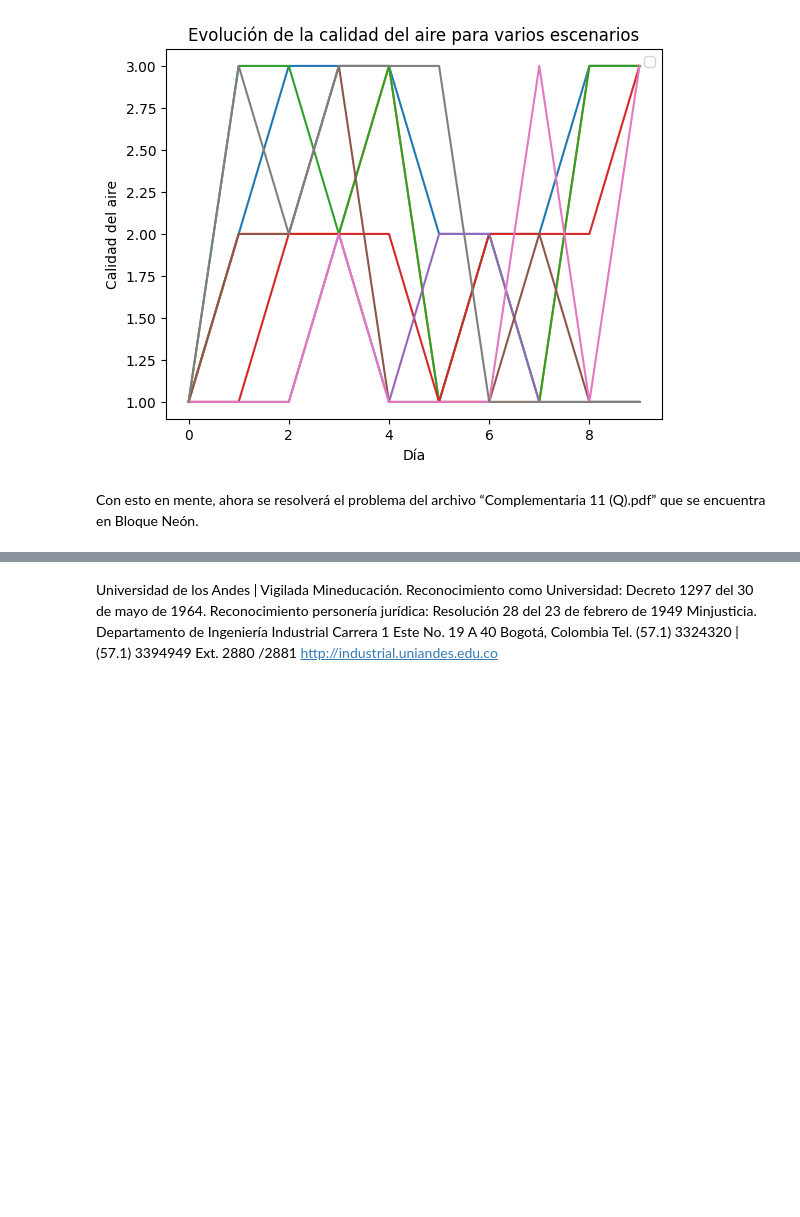
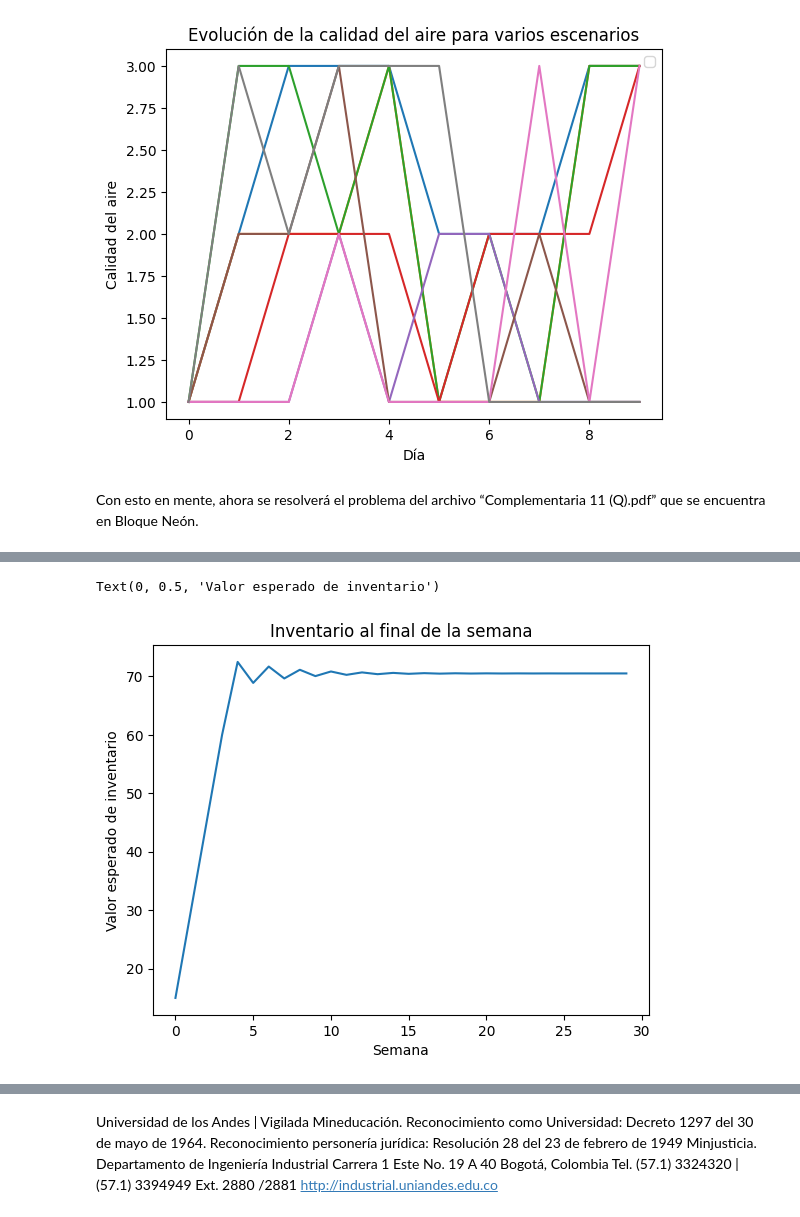
Before and after one commit to modelos-inst/Migracion-a-Python, a Jupyter notebook: Complementaria 9.ipynb, the cells around one changed output, grey strips where cells are left out. Cells and saved outputs as stored; diff of their text form; code cells hidden in the pictures; blank space fills up the shorter version.

```diff
--- a/Complementaria 9.ipynb
+++ b/Complementaria 9.ipynb
@@ -164,0 +238,22 @@ Con esto en mente, ahora se resolverá el problema del archivo “Complementaria
+# %%
+# Vector para guardar el valor esperado del inventario en cada semana
+vEsperadoInv = []
+
+#Creamos el vector de estados iniciales
+alpha = np.zeros(101)
+alpha[0] = 1
+
+# Recorrer las semanas
+for n in range(1,31):
+  # Calcular la matriz de probabilidades en el transitorio
+  probs = cmtd.transient_probabilities(n, alpha)
+  # Calcular valor esperado y agregar al vector
+  vEsperadoInv.append(np.dot(probs, estados))
+
+plt.plot(vEsperadoInv)
+plt.title("Inventario al final de la semana")
+plt.xlabel("Semana")
+plt.ylabel("Valor esperado de inventario")
+# %% [output]
+Text(0, 0.5, 'Valor esperado de inventario')
+[figure, added]
```
Also changed, not shown: parts of 30 cells of this notebook.
